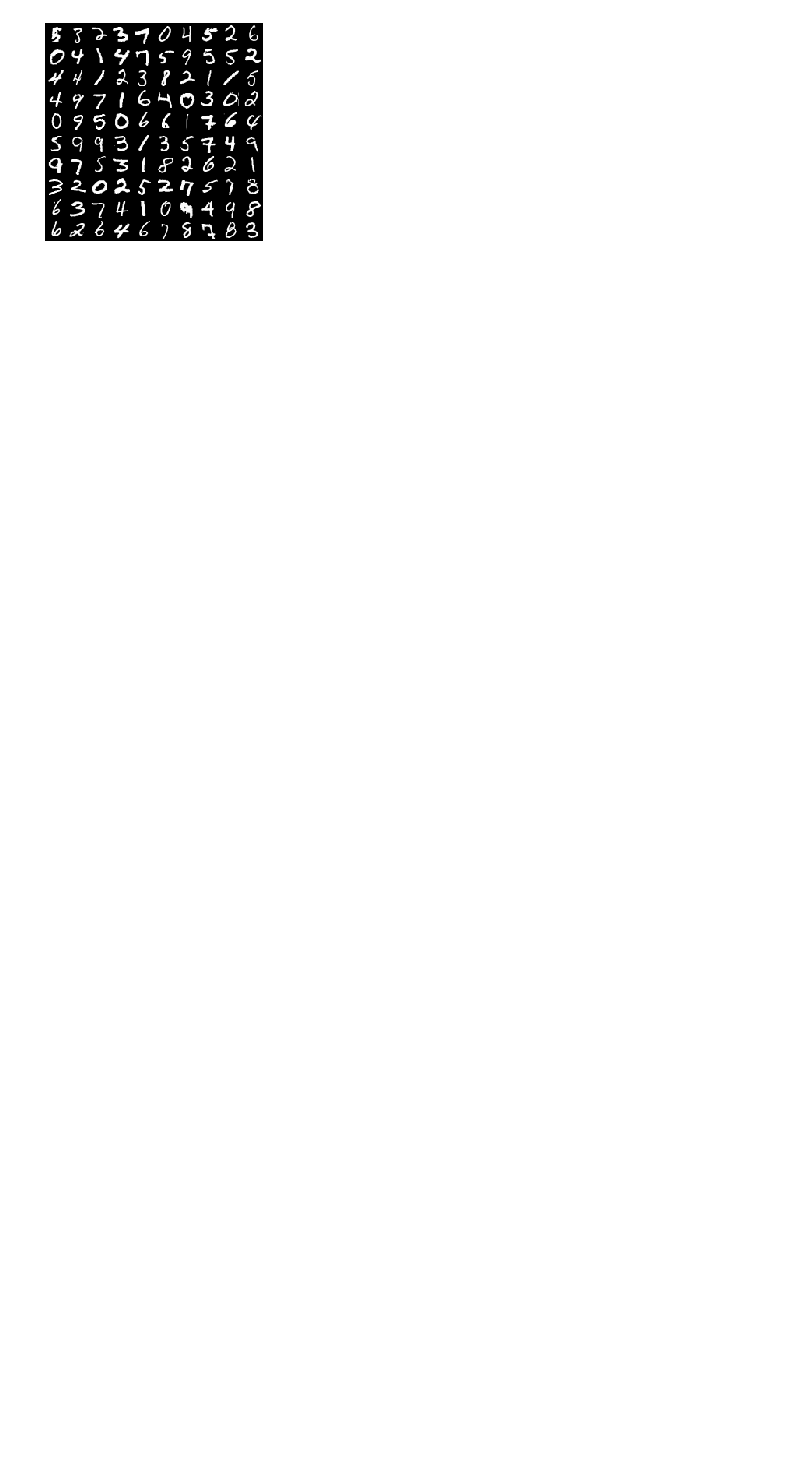
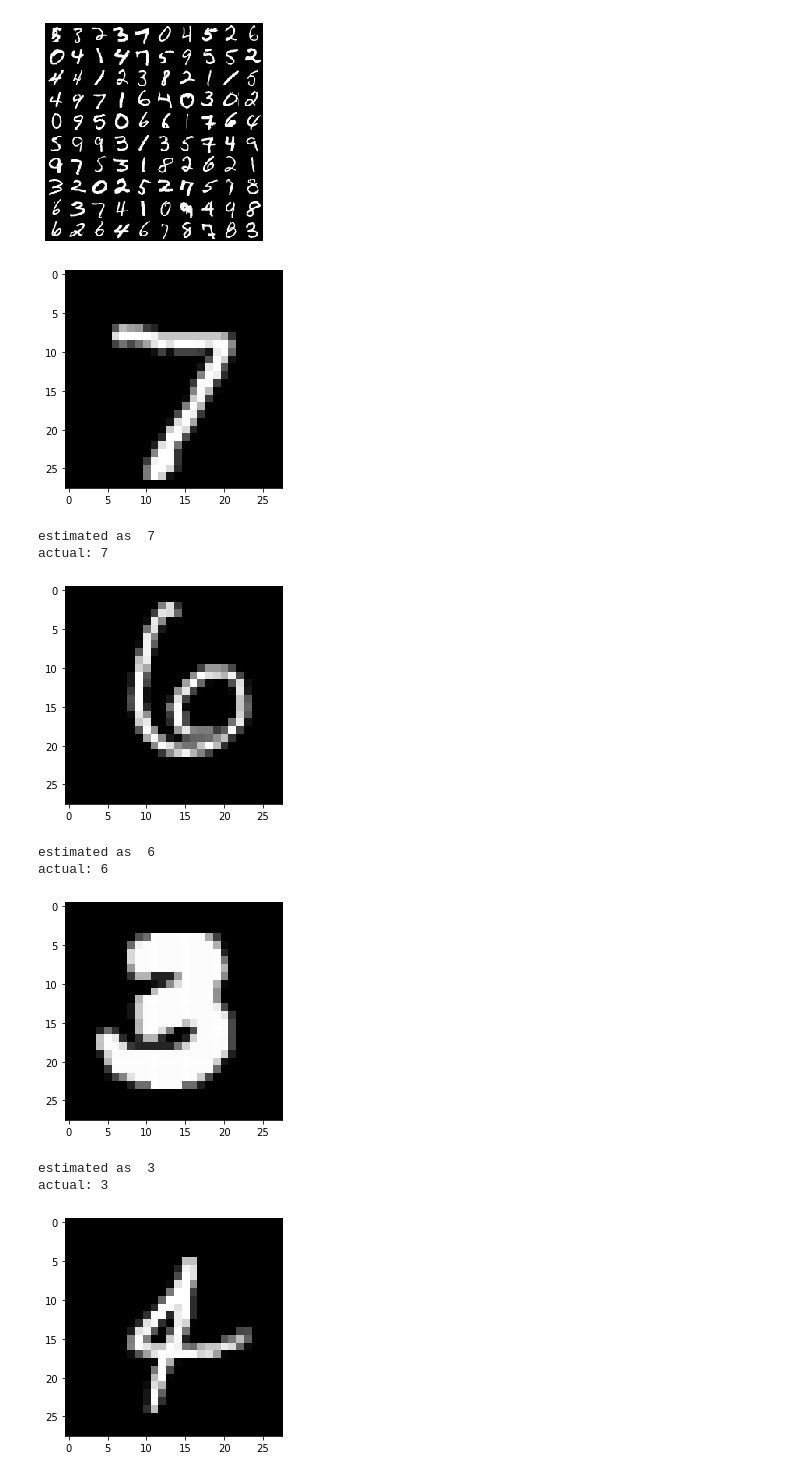
Before and after one commit to Hagihara-A/dl-scratch-3, a Jupyter notebook: examples/mnist.ipynb, the cells around one changed output. Saved outputs shown, nothing was run; the diff lists cells and outputs as text; code cells hidden in the pictures; blank space fills up the shorter version.

```diff
--- a/examples/mnist.ipynb
+++ b/examples/mnist.ipynb
@@ -67,3 +67,32 @@ test_loss: 0.6367608671188354, accuracy: 0.862
 train_set.show()
 # %% [output]
 [figure]
+# %%
+import matplotlib.pyplot as plt
+from dezero.functions import softmax
+
+test_set = MNIST(train=False)
+test_loader = DataLoader(test_set, batch_size, shuffle=False)
+
+for xs, ts in test_loader:
+    x, t = xs[0], ts[0]
+
+    plt.imshow(x.reshape(28,28), cmap="gray")
+    plt.show()
+    input()
+    y = model(x)
+    print("estimated as ", y.data.argmax())
+    print("actual:", t)
+    input()
+    plt.close()
+# %% [output]
+[figure, added]
+estimated as  7
+actual: 7
+[figure, added]
+estimated as  6
+actual: 6
+[figure, added]
+estimated as  3
+actual: 3
+[figure, added]
```
Also changed, not shown: parts of 2 cells of this notebook, 1 other file.
